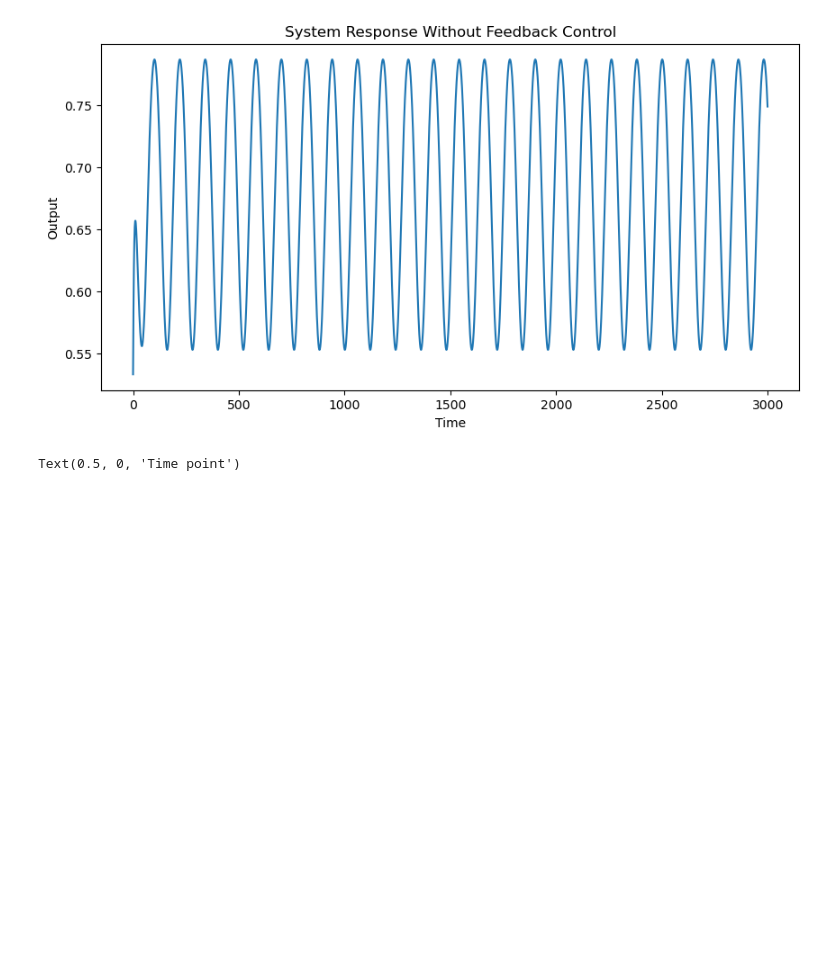
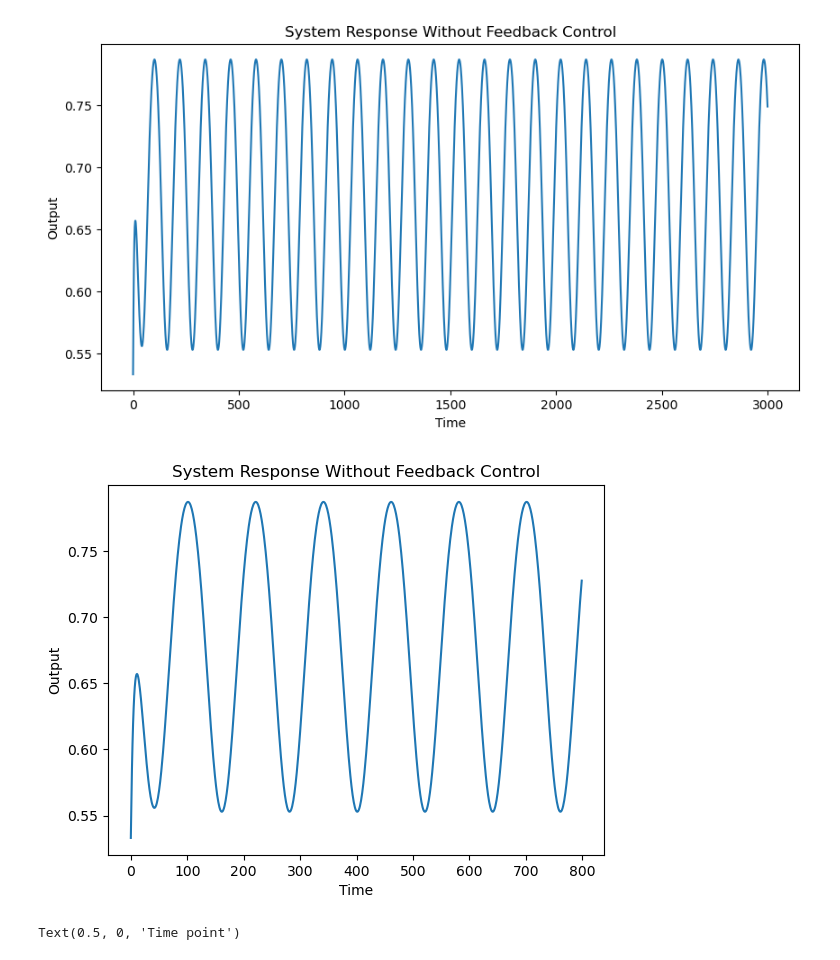
Before and after one commit to BeiGeJin/FBRNN, a Jupyter notebook: RNN/FORCE/FORCE_hebb_phase.ipynb, the cells around one changed output. Cells and saved outputs as stored; diff of their text form; code cells hidden in the pictures; blank space fills up the shorter version.

```diff
--- a/RNN/FORCE/FORCE_tracking_phase.ipynb
+++ b/RNN/FORCE/FORCE_hebb_phase.ipynb
@@ -177,6 +177,16 @@ plt.title('System Response Without Feedback Control')
 plt.show()
 # %% [output]
 [figure]
+# %%
+# Plot the output
+plt.plot(time_points[0:800], outputs_ff[0:800])
+plt.xlabel('Time')
+plt.ylabel('Output')
+plt.title('System Response Without Feedback Control')
+if SAVEFIG:
+    plt.savefig("fig/FORCE_ff_outputs.png")
+# %% [output]
+[figure, added]
 # %%
 network = RNN(weight_matrix, connectivity_matrix, init_state, init_gain, init_shift, output_weight_matrix, feedback_weight_matrix,
         timestep=0.1, g=1.5, activation_func=nn.Sigmoid(), output_nonlinearity=nn.Sigmoid(), shiftout=shiftout, gainout=gainout, target=targets)
```
Also changed, not shown: 34 other files.
